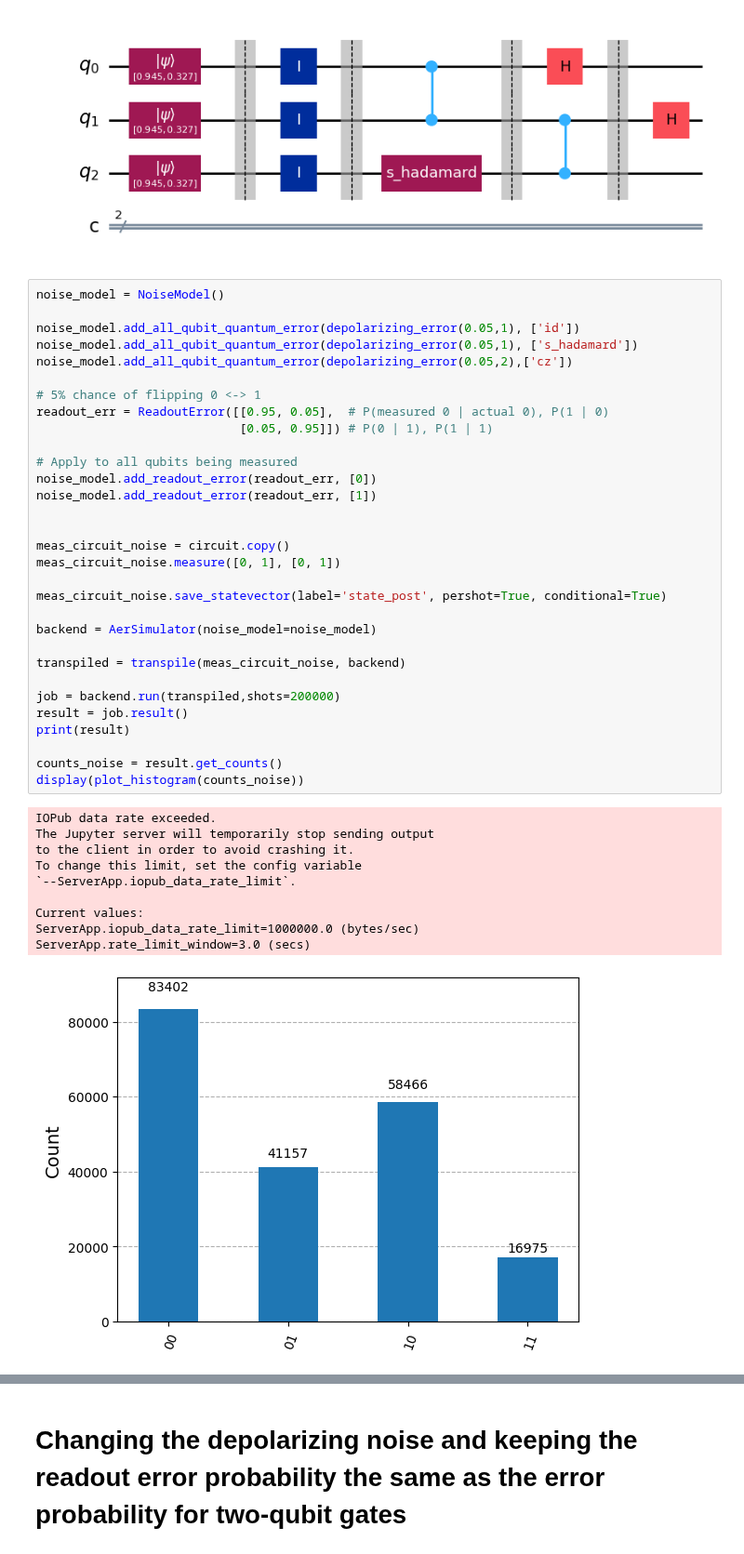
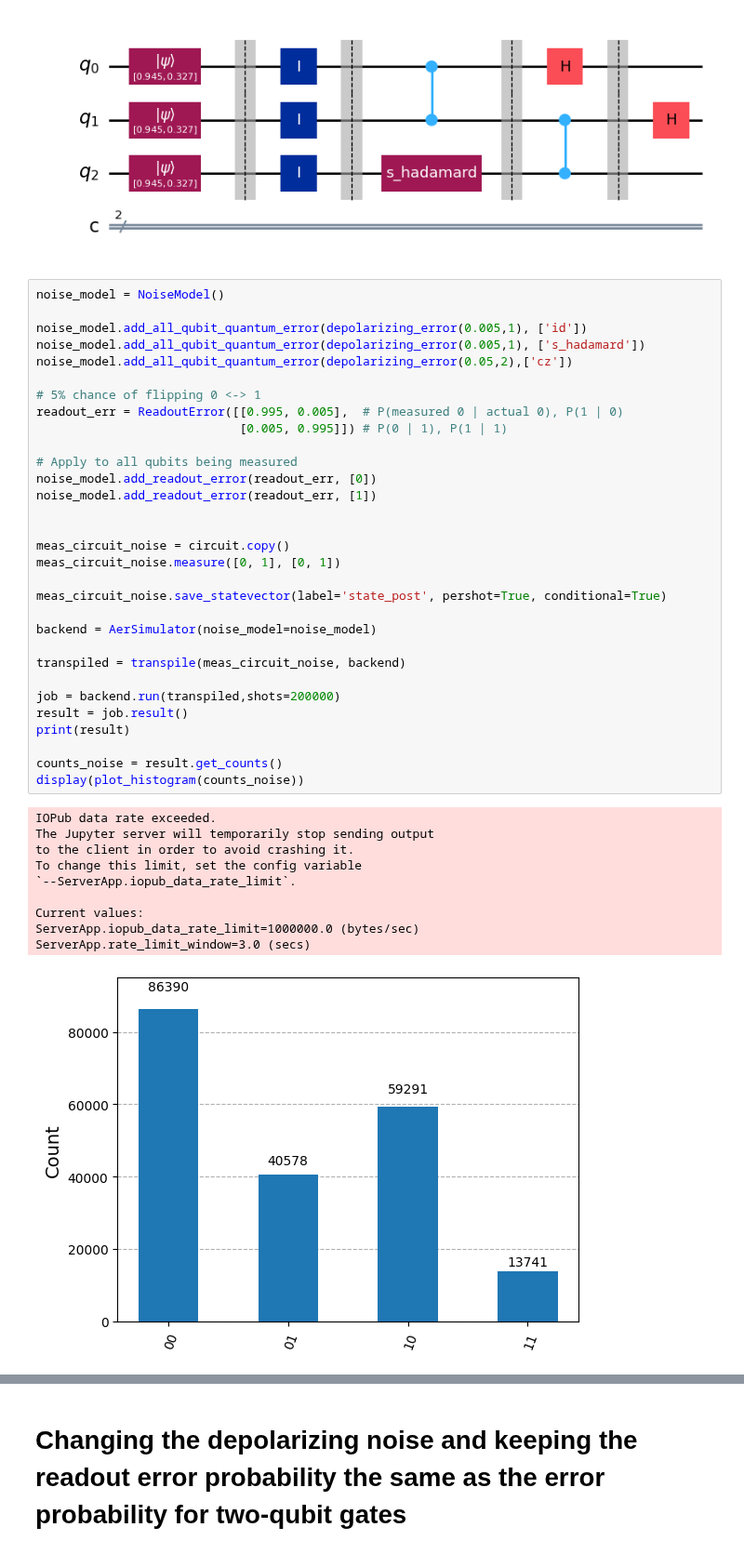
Before and after one commit to Sal7ySalt/Smallest-MSD-Protocol, a Jupyter notebook: fidelity.ipynb, the cells around one changed output, grey strips where cells are left out. Shown at 93% size. Cells and saved outputs as stored; diff of their text form.

```diff
--- a/fidelity.ipynb
+++ b/fidelity.ipynb
@@ -53,45 +53,45 @@ display(circuit.draw(output='mpl'))
 # %%
 noise_model = NoiseModel()
 
-noise_model.add_all_qubit_quantum_error(depolarizing_error(0.05,1), ['id'])
-noise_model.add_all_qubit_quantum_error(depolarizing_error(0.05,1), ['s_hadamard'])
+noise_model.add_all_qubit_quantum_error(depolarizing_error(0.005,1), ['id'])
+noise_model.add_all_qubit_quantum_error(depolarizing_error(0.005,1), ['s_hadamard'])
 noise_model.add_all_qubit_quantum_error(depolarizing_error(0.05,2),['cz'])
 
 # 5% chance of flipping 0 <-> 1
-readout_err = ReadoutError([[0.95, 0.05],  # P(measured 0 | actual 0), P(1 | 0)
-                            [0.05, 0.95]]) # P(0 | 1), P(1 | 1)
+readout_err = ReadoutError([[0.995, 0.005],  # P(measured 0 | actual 0), P(1 | 0)
+                            [0.005, 0.995]]) # P(0 | 1), P(1 | 1)
 
 # Apply to all qubits being measured
 noise_model.add_readout_error(readout_err, [0])
 noise_model.add_readout_error(readout_err, [1])
 
 
 meas_circuit_noise = circuit.copy()
 meas_circuit_noise.measure([0, 1], [0, 1])
 
 meas_circuit_noise.save_statevector(label='state_post', pershot=True, conditional=True)
 
 backend = AerSimulator(noise_model=noise_model)
 
 transpiled = transpile(meas_circuit_noise, backend)
 
 job = backend.run(transpiled,shots=200000)
 result = job.result()
 print(result)
 
 counts_noise = result.get_counts()
 display(plot_histogram(counts_noise))
 # %% [output]
 IOPub data rate exceeded.
 The Jupyter server will temporarily stop sending output
 to the client in order to avoid crashing it.
 To change this limit, set the config variable
 `--ServerApp.iopub_data_rate_limit`.
 
 Current values:
 ServerApp.iopub_data_rate_limit=1000000.0 (bytes/sec)
 ServerApp.rate_limit_window=3.0 (secs)
-[figure, old version]
+[figure, new version]
 # %%
 res_statevectors = result.data()['state_post']
 
```
Also changed, not shown: parts of 18 cells of this notebook, 1 other file.
